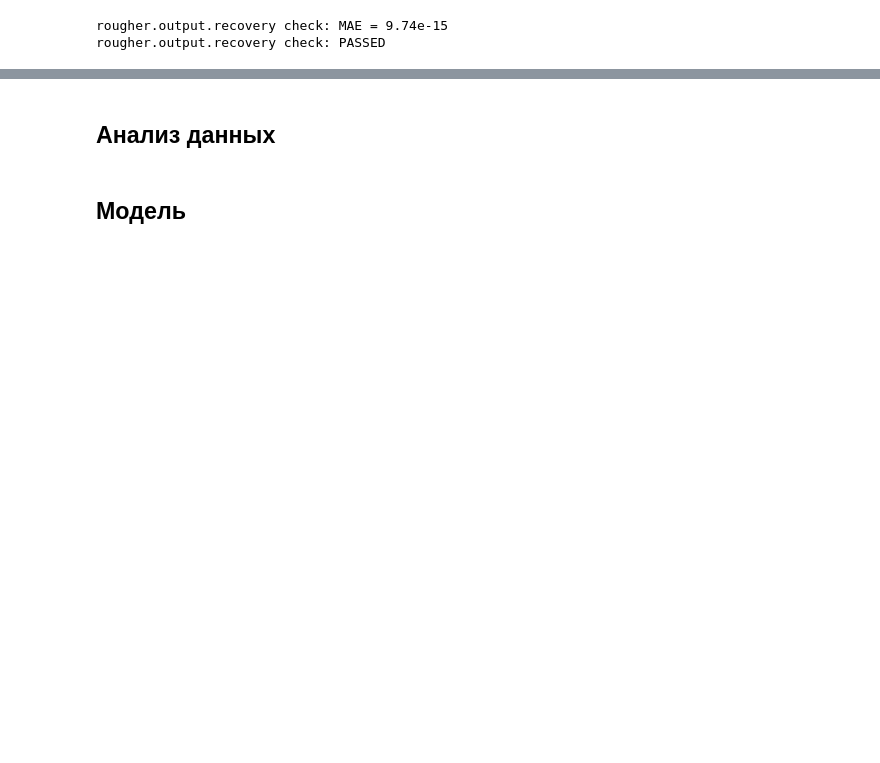
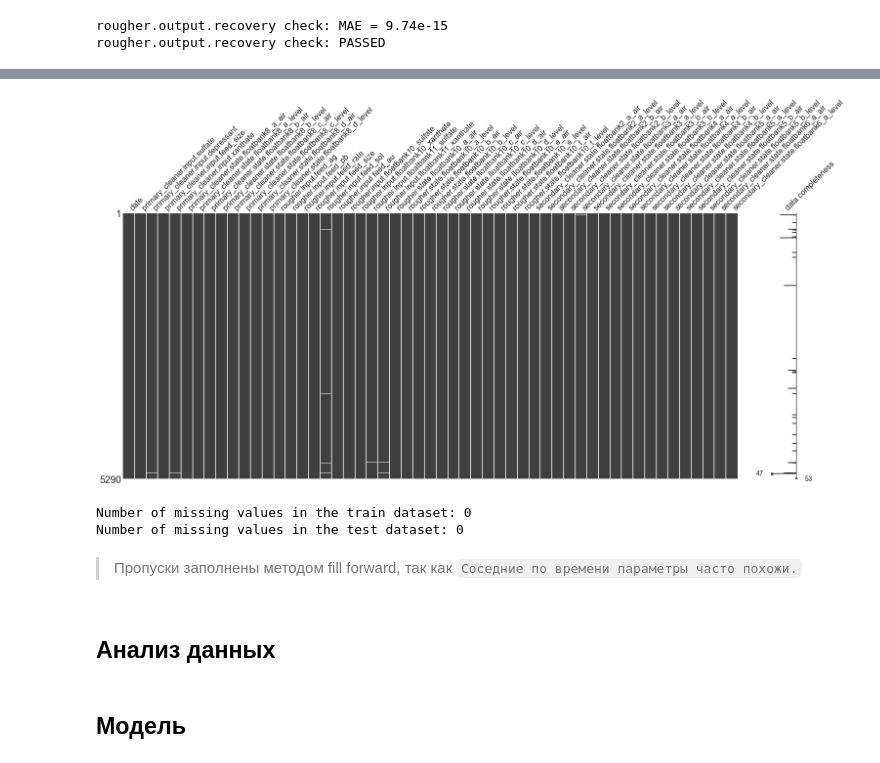
Before and after one commit to mbelveder/praktikum, a Jupyter notebook: 9_gold/gold.ipynb, the cells around one changed output, grey strips where cells are left out. Saved outputs shown, nothing was run; the diff lists cells and outputs as text; code cells hidden in the pictures; blank space fills up the shorter version.

Commit message:
missing values ffilled

```diff
--- a/9_gold/gold.ipynb
+++ b/9_gold/gold.ipynb
@@ -110,3 +170,19 @@ set(train_df.columns) - set(test_df.columns)
+# %%
+msno.matrix(test_df, labels=True, figsize=(25, 10))
+plt.show()
+# %% [output]
+[figure, added]
+# %%
+train_df = train_df.fillna(method='ffill')
+test_df = test_df.fillna(method='ffill')
+
+print(f'Number of missing values in the train dataset: {train_df.isna().sum().sum()}')
+print(f'Number of missing values in the test dataset: {test_df.isna().sum().sum()}')
+# %% [output]
+Number of missing values in the train dataset: 0
+Number of missing values in the test dataset: 0
+# %% [markdown]
+> Пропуски заполнены методом fill forward, так как `Соседние по времени параметры часто похожи.`
 # %% [markdown]
 ## Анализ данных
 # %% [markdown]
```
Also changed, not shown: parts of 12 cells of this notebook.
